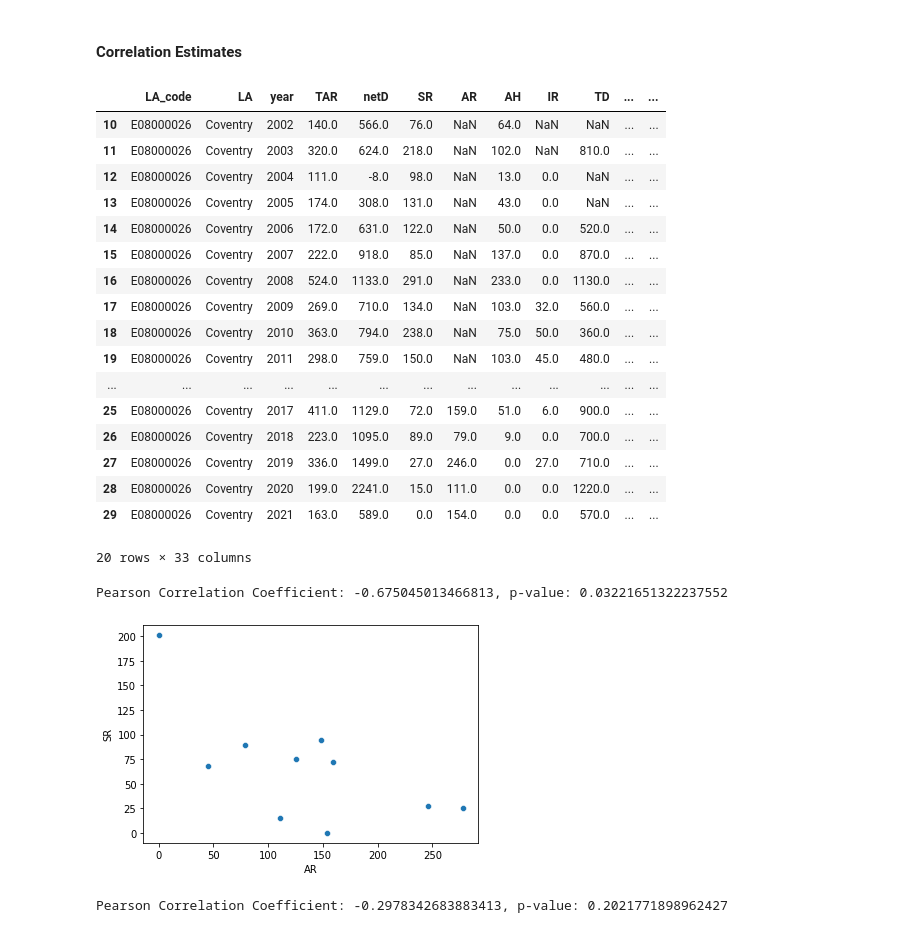
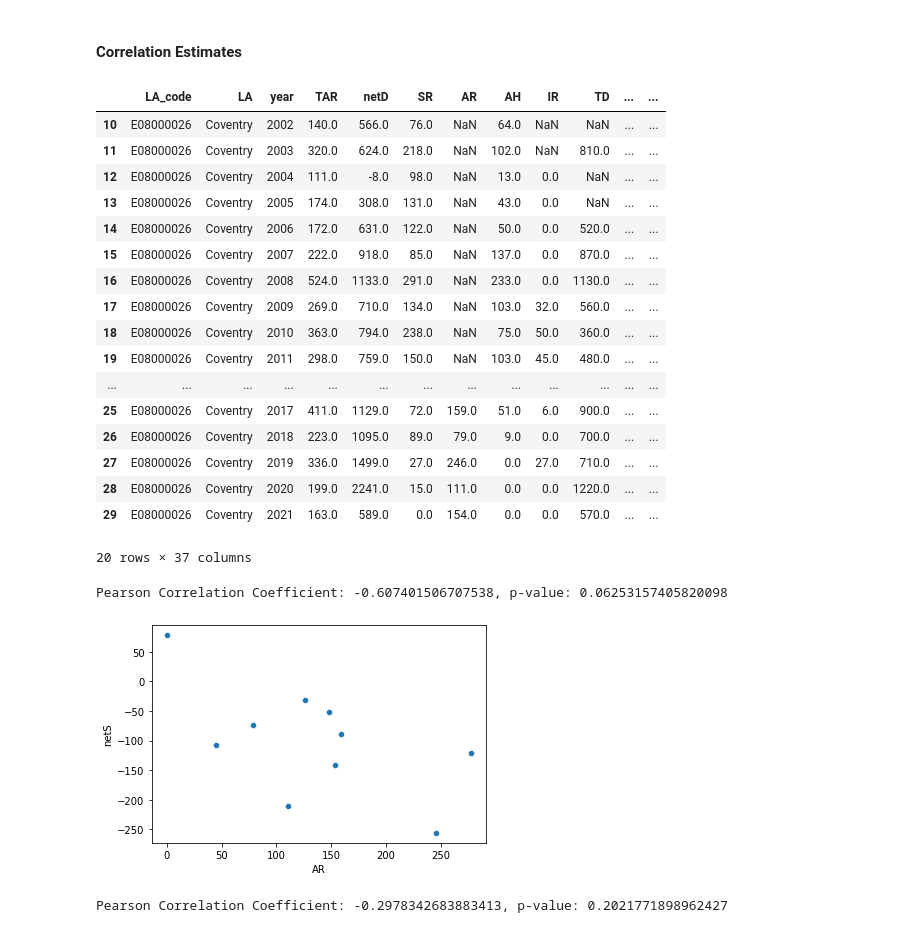
Before and after one commit to potato-bit/RA, a Jupyter notebook: cleaned datasets/analysis_h6.ipynb, the cells around one changed output. Saved outputs shown, nothing was run; the diff lists cells and outputs as text; code cells hidden in the pictures.

```diff
--- a/cleaned datasets/analysis_h6.ipynb
+++ b/cleaned datasets/analysis_h6.ipynb
@@ -91,8 +91,9 @@ df_TAR = pd.read_excel('Total Affordable Rent Dwellings by LA, 1992-2021.xlsx')
 df_hl = pd.read_excel('Homelessness 2004-2018 by LA.xlsx')                      # homelessness count
 df_TD = pd.read_excel('New Dwellings by LA 1980-2021.xlsx',na_values=['..'])    # total new dwellings
 df_NP = pd.read_excel('Number of Properties by Tax Band by LA, 1993-2021.xlsx') # number of properties by tax band
+df_SD = pd.read_excel('Social Housing Deductions.xlsx')
 # %%
-for x in [df_netD,df_SR,df_AR,df_AH,df_IR,df_TAR,df_TD,df_NP]:
+for x in [df_netD,df_SR,df_AR,df_AH,df_IR,df_TAR,df_TD,df_NP,df_SD]:
     x.drop(columns='Unnamed: 0',inplace=True)
 # %%
 ## code for shape and types of dataframes to be inserted
@@ -133,6 +134,10 @@ dcov = pd.merge(dcov,df_TD[['LA_code','year','DC_Total']],how='left',on=['LA_cod
 dcov.rename(columns={'DC_Total':'TD'},inplace=True)
 # %%
 dcov = pd.merge(dcov,df_NP,how='left',on=['LA_code','LA','year'])
+# %%
+dcov = pd.merge(dcov,df_SD,how='left',on=['LA_code','LA','year'])
+# %%
+dcov['netS'] = dcov['SR'] - dcov['total']
 # %%
 dcov.head()
 # %% [output]
@@ -505,14 +527,14 @@ dcov_t
 | 27 | E08000026 | Coventry | 2019 | 336.0 | 1499.0 | 27.0 | 246.0 | 0.0 | 27.0 | 710.0 | ... | ... |
 | 28 | E08000026 | Coventry | 2020 | 199.0 | 2241.0 | 15.0 | 111.0 | 0.0 | 0.0 | 1220.0 | ... | ... |
 | 29 | E08000026 | Coventry | 2021 | 163.0 | 589.0 | 0.0 | 154.0 | 0.0 | 0.0 | 570.0 | ... | ... |
-20 rows × 33 columns
+20 rows × 37 columns
 # %%
-sns.scatterplot(x='AR',y='SR',data=dcov_t)
-corr, pval = pearsonr(dcov_t.loc[20:,'AR'],dcov_t.loc[20:,'SR'])
+sns.scatterplot(x='AR',y='netS',data=dcov_t)
+corr, pval = pearsonr(dcov_t.loc[20:,'AR'],dcov_t.loc[20:,'netS'])
 print(f'Pearson Correlation Coefficient: {corr}, p-value: {pval}')
 # %% [output]
-Pearson Correlation Coefficient: -0.675045013466813, p-value: 0.03221651322237552
+Pearson Correlation Coefficient: -0.607401506707538, p-value: 0.06253157405820098
-[figure, old version]
+[figure, new version]
 # %%
 sns.scatterplot(x='SR',y='netD',data=dcov_t)
 corr, pval = pearsonr(dcov_t['SR'],dcov_t['netD'])
```
Also changed, not shown: parts of 11 cells of this notebook, 2 other files.
